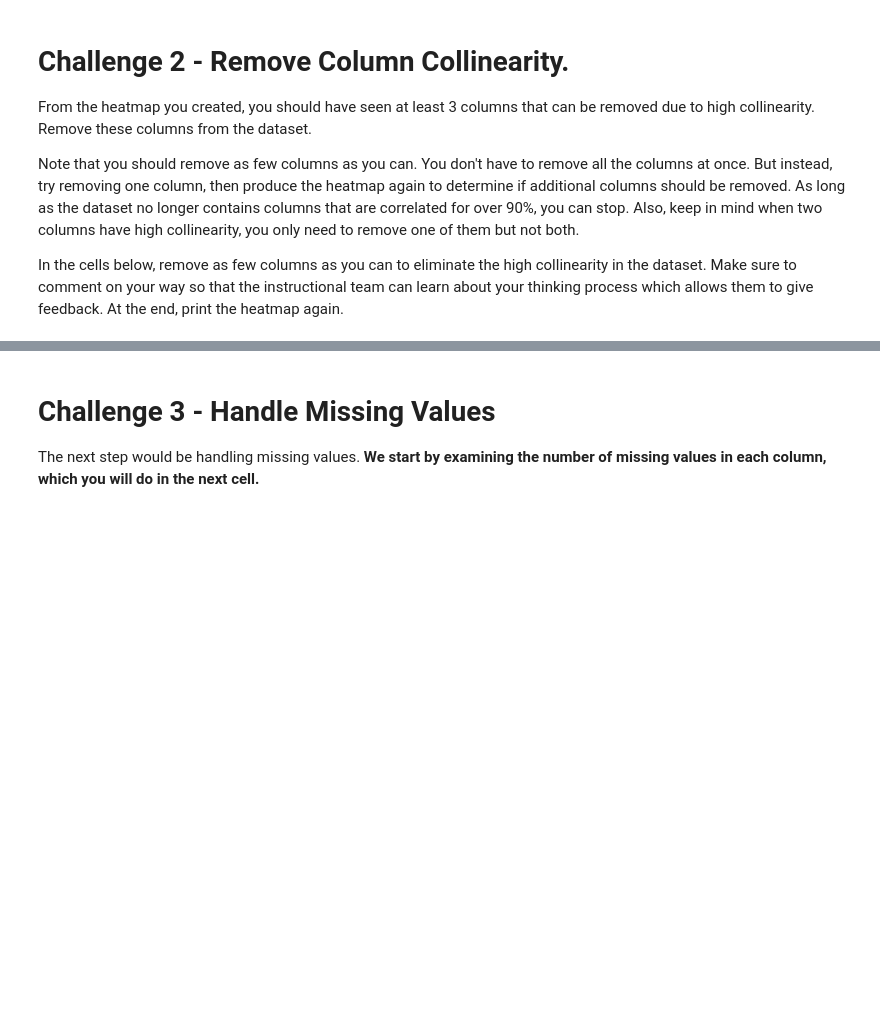
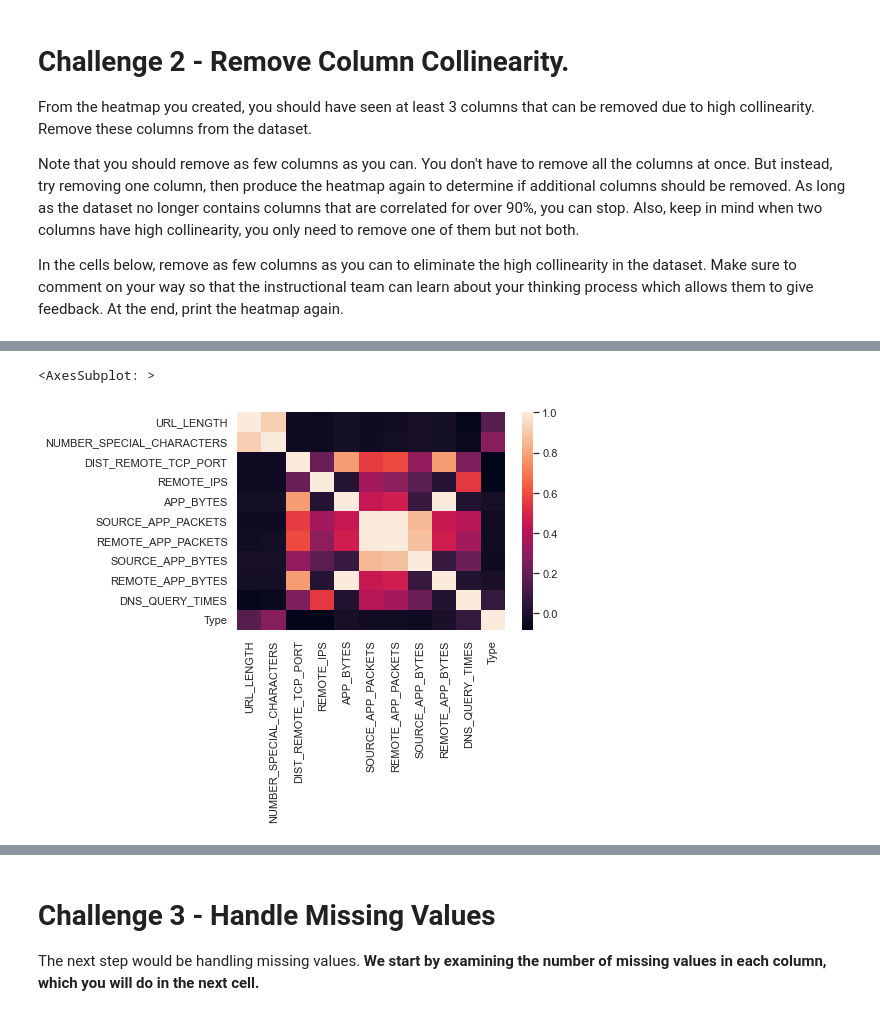
Before and after one commit to Ironhack-data-bcn-january-2023/lab-supervised-learning, a Jupyter notebook: your-code/main.ipynb, the cells around one changed output, grey strips where cells are left out. Saved outputs shown, nothing was run; the diff lists cells and outputs as text; code cells hidden in the pictures; blank space fills up the shorter version.

```diff
--- a/your-code/main.ipynb
+++ b/your-code/main.ipynb
@@ -13,3 +6,41 @@ import pandas as pd
+# %%
+# Import your libraries:
+import warnings
+warnings.filterwarnings("ignore")
+
+import pandas as pd
+import numpy as np
+import seaborn as sns
+
+
+# Viz mantra
+
+from matplotlib import pyplot as plt
+%matplotlib inline
+%config Inlinebackend.figure_format = 'retina'
+
+import seaborn as sns
+sns.set_context('poster')
+sns.set(rc={'figure.figsize': (16., 9.)})
+sns.set_style('whitegrid')
+
+# Model & split
+from sklearn.linear_model import LogisticRegression
+from sklearn.model_selection import train_test_split
+
+
+# Metrics
+from sklearn.metrics import confusion_matrix
+from sklearn.metrics import precision_score
+from sklearn.metrics import accuracy_score
+from sklearn.metrics import recall_score
+from sklearn.metrics import f1_score
+from statsmodels.stats.outliers_influence import variance_inflation_factor
+
+%matplotlib inline
+
+import numpy as np
+import pandas as pd
 # %% [markdown]
 In this lab, we will explore a dataset that describes websites with different features and labels them either benign or malicious . We will use supervised learning algorithms to figure out what feature patterns malicious websites are likely to have and use our model to predict malicious websites.
 
@@ -70,0 +230,6 @@ In the cells below, remove as few columns as you can to eliminate the high colli
+# %%
+corr_matrix5 = websites_numeric_drop3.corr()
+sns.heatmap(corr_matrix5)
+# %% [output]
+<AxesSubplot: >
+[figure, added]
```
Also changed, not shown: parts of 30 cells of this notebook.
